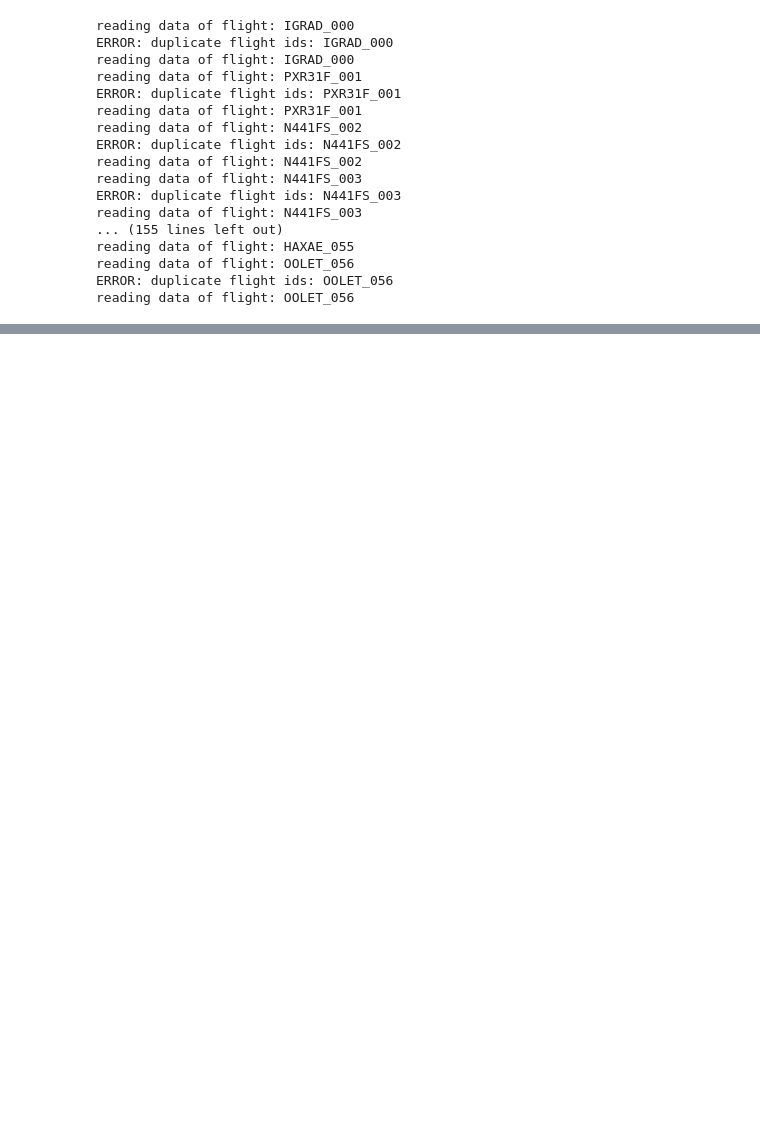
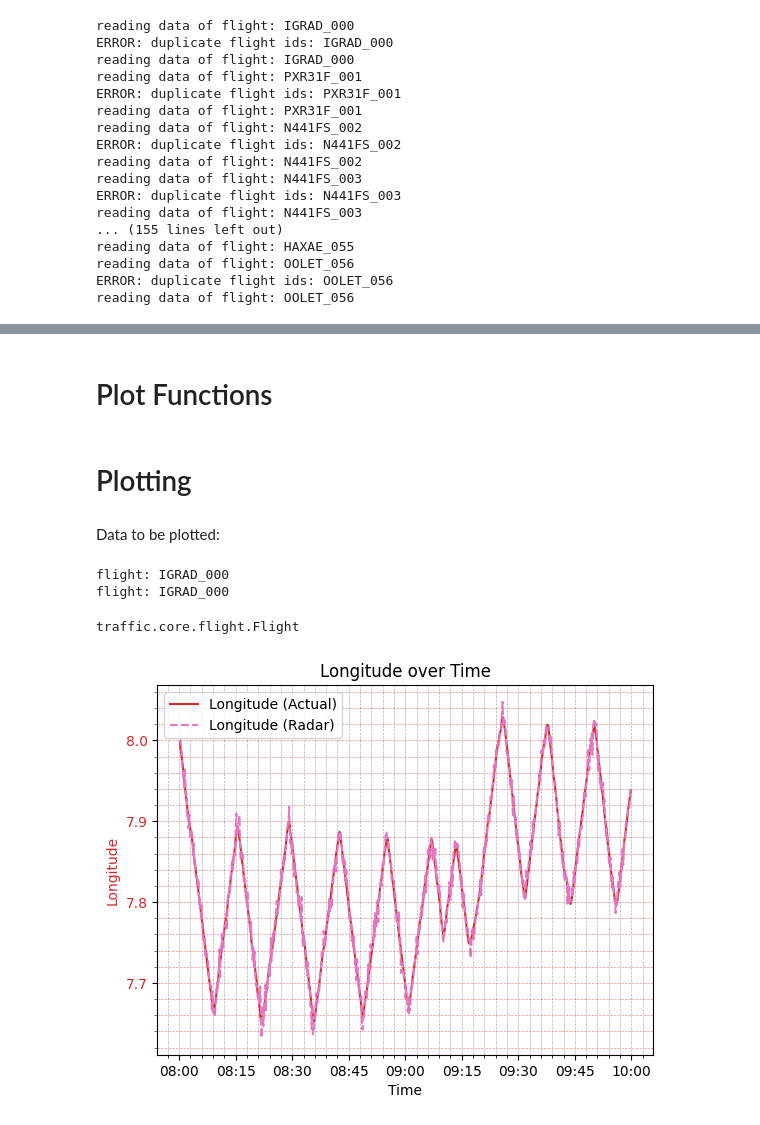
Before and after one commit to mrmrjing/KalmanFilterAirRadar, a Jupyter notebook: project2.ipynb, the cells around one changed output, grey strips where cells are left out. Cells and saved outputs as stored; diff of their text form; code cells hidden in the pictures; blank space fills up the shorter version.

Commit message:
Implement plotting functions and definition of Kalman Filter

```diff
--- a/project2.ipynb
+++ b/project2.ipynb
@@ -1,7 +1,7 @@
 # %%
 from project2_base import *
 # %%
-data = get_ground_truth_data()
+datas = get_ground_truth_data()
 # %% [output]
 reading data of flight: IGRAD_000
 ERROR: duplicate flight ids: IGRAD_000
@@ -38,0 +80,2 @@ kf.
+# %% [markdown]
+# Plot Functions
@@ -38,0 +228,23 @@ kf.
+# %% [markdown]
+# Plotting
+# %% [markdown]
+Data to be plotted:
+# %%
+# Variable to define time
+start_time = "2020-04-15 08:00"
+end_time = "2020-04-15 10:00"
+data = datas["IGRAD_000"]
+
+# Actual data
+actual_data = data.between(start_time, end_time).data
+
+# Radar data
+radar_data = get_radar_data_for_flight(data).between(start_time, end_time).data
+# %% [output]
+flight: IGRAD_000
+flight: IGRAD_000
+traffic.core.flight.Flight
+# %%
+plot_actual_radar_longitude(actual_data, radar_data, 5, 5)
+# %% [output]
+[figure, added]
```
Also changed, not shown: parts of 21 cells of this notebook, 1 other file.
